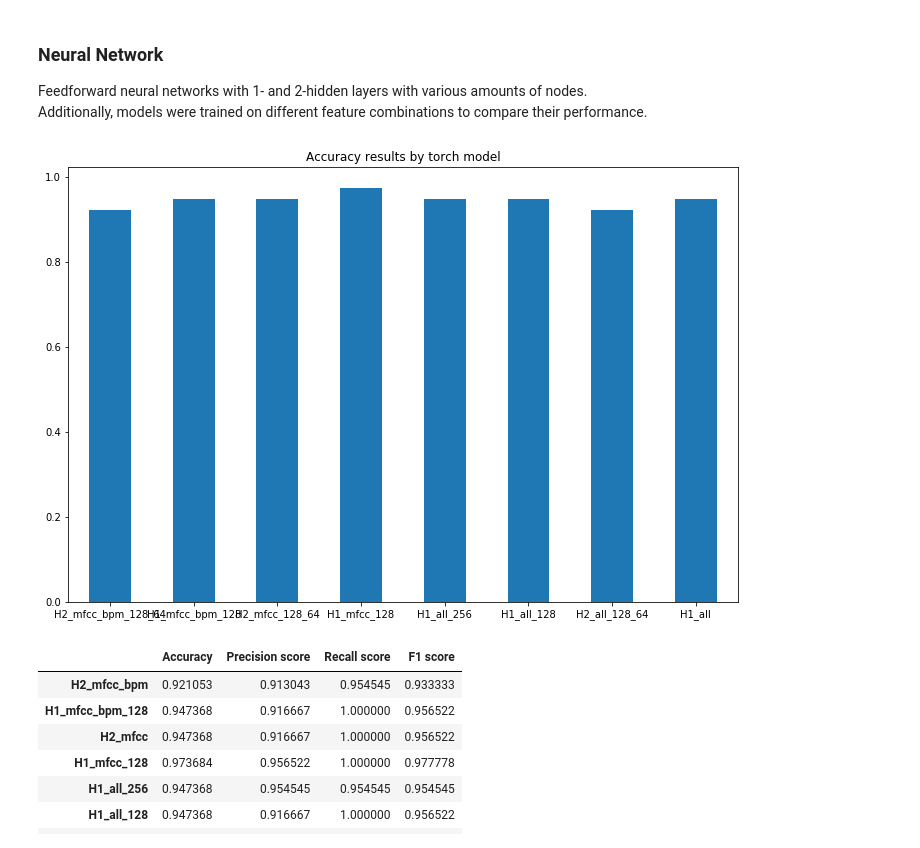
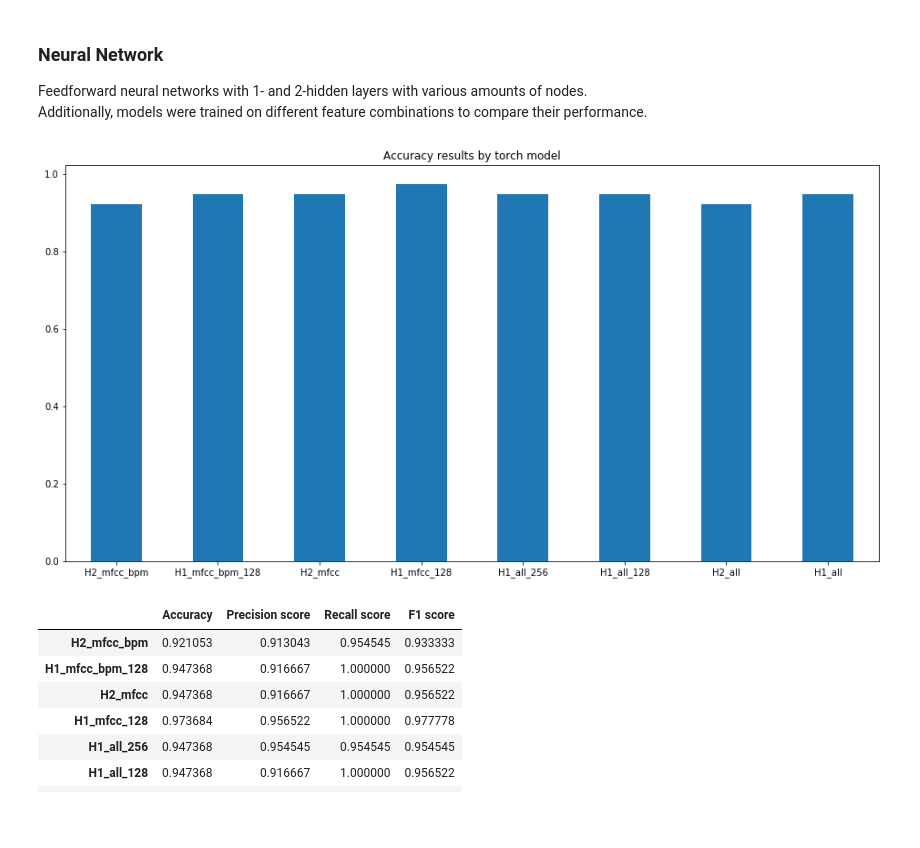
Before and after one commit to KatieBSC/TapDanceDecoder, a Jupyter notebook: notebooks/Presentation.ipynb, the cells around one changed output. Drawn from its saved outputs; the diff is of its cells as text; code cells hidden in the pictures; blank space fills up the shorter version.

```diff
--- a/notebooks/Presentation.ipynb
+++ b/notebooks/Presentation.ipynb
@@ -300,10 +300,10 @@ torch_results['Precision score'] = pre_list
 torch_results['Recall score'] = rec_list
 torch_results['F1 score'] = f1_list
 # %%
-ax = torch_results[['Accuracy']].plot.bar(legend=False,  figsize=(12,8), rot=0)
+ax = torch_results[['Accuracy']].plot.bar(legend=False,  figsize=(16,8), rot=0)
 ax.set_title('Accuracy results by torch model');
 # %% [output]
-[figure, old version]
+[figure, new version]
 # %%
 torch_results
 # %% [output]
```
Also changed, not shown: parts of 2 cells of this notebook, 6 other files.
